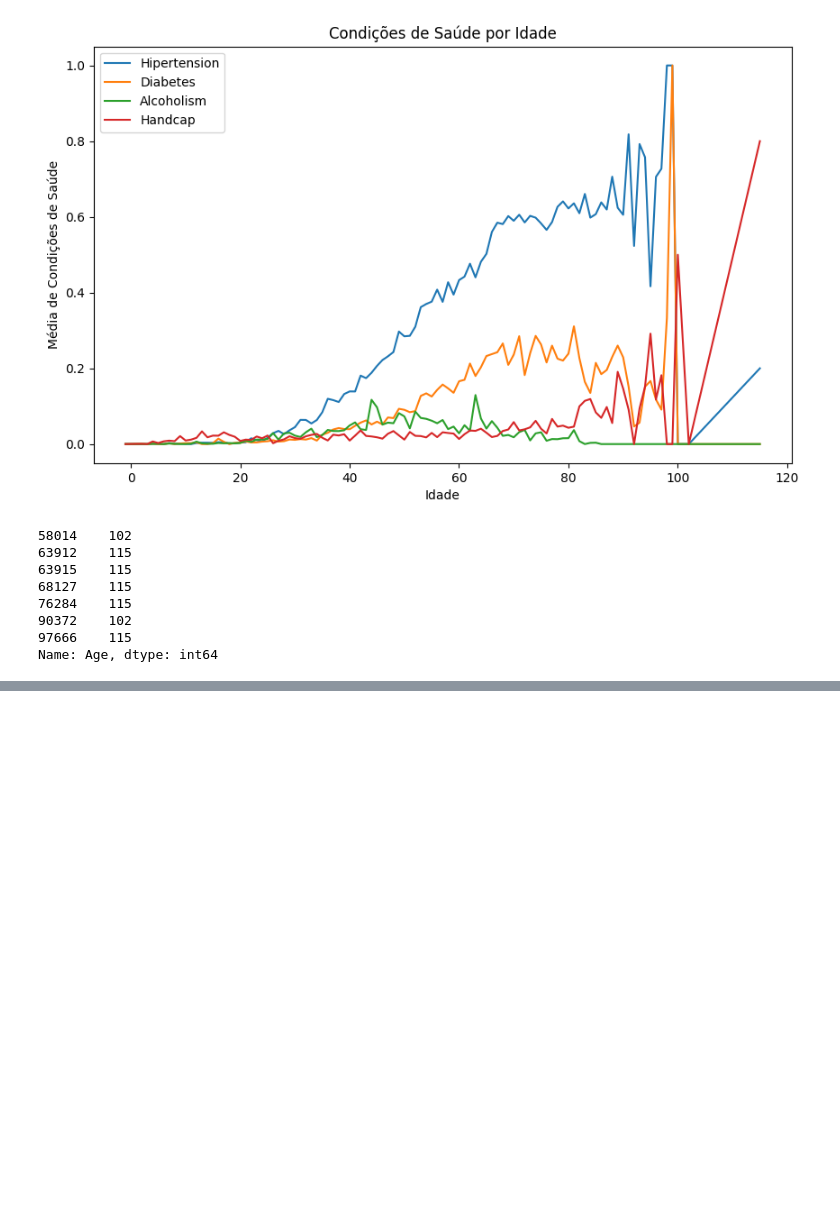
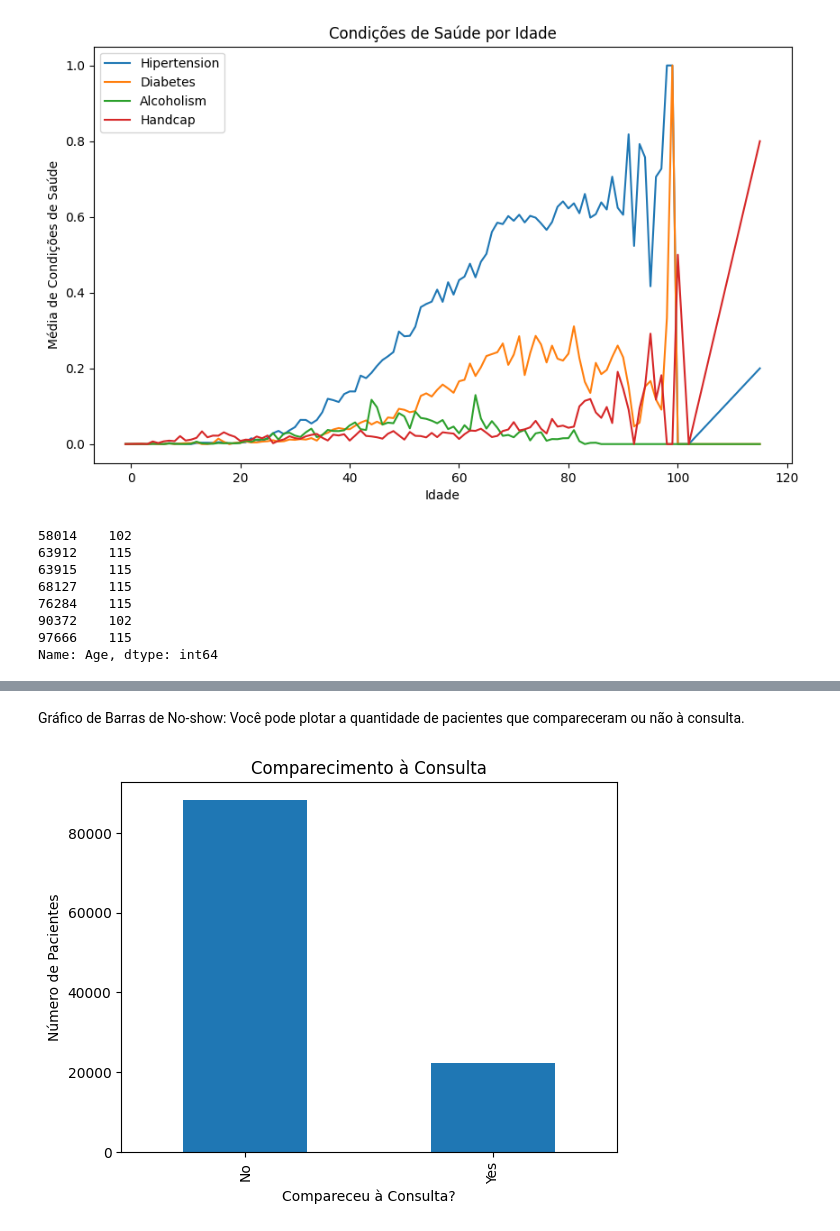
Before and after one commit to eddorileo/saudeDigital, a Jupyter notebook: src/notebook_noshow_part2.ipynb, the cells around one changed output, grey strips where cells are left out. Saved outputs shown, nothing was run; the diff lists cells and outputs as text; code cells hidden in the pictures; blank space fills up the shorter version.

```diff
--- a/src/notebook_noshow_part2.ipynb
+++ b/src/notebook_noshow_part2.ipynb
@@ -199,0 +208,10 @@ Name: Age, dtype: int64
+# %% [markdown]
+Gráfico de Barras de No-show: Você pode plotar a quantidade de pacientes que compareceram ou não à consulta.
+# %%
+df['No-show'].value_counts().plot(kind='bar')
+plt.title('Comparecimento à Consulta')
+plt.xlabel('Compareceu à Consulta?')
+plt.ylabel('Número de Pacientes')
+plt.show()
+# %% [output]
+[figure, added]
```
Also changed, not shown: parts of 4 cells of this notebook.
